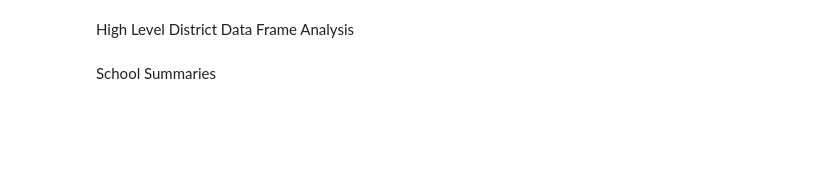
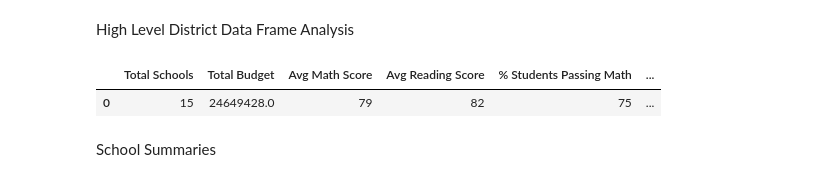
Before and after one commit to mndosi/Pandas_Challenge, a Jupyter notebook: PyCitySchools.ipynb, the cells around one changed output. Saved outputs shown, nothing was run; the diff lists cells and outputs as text; code cells hidden in the pictures; blank space fills up the shorter version.

```diff
--- a/PyCitySchools.ipynb
+++ b/PyCitySchools.ipynb
@@ -94,21 +144,24 @@ High Level District Data Frame Analysis
 # %%
 
 #dist_summary_headers = ["Total Schools", "Total Budget", "Average Math Score", "Average Reading Score", "Percentage Students Passing Math", "Percentage Students Passing Reading", "Percentage Students Passing Reading and Math"]
 summary_data ={"Total Schools": [str(school_count)], "Total Budget": [str(Mean_sdc_gb["budget"].sum())],
- "Avg Math Score": [str(round(school_data_complete_df["math_score"].mean()), 0)],
- "Avg Reading Score": [str(round(school_data_complete_df["reading_score"].mean()))],
- "% Students Passing Math": [str(round(passing_math_percentage_s))],
- "% Students Passing Reading": [str(round(passing_reading_percentage_s))],
- "% Students Passing Reading and Math": [str(round(passing_both_percentage_s))]}
+ "Avg Math Score": str(round(school_data_complete_df["math_score"].mean())),
+ "Avg Reading Score": str(round(school_data_complete_df["reading_score"].mean())),
+ "% Students Passing Math": str(round(passing_math_percentage_s)),
+ "% Students Passing Reading": str(round(passing_reading_percentage_s)),
+ "% Students Passing Reading and Math": str(round(passing_both_percentage_s))}
 
 dist_summary_df = pd.DataFrame(summary_data)
 #district_summary_df = pd.merge(dist_summary_headers, dist_summary_data, how="outer")
 
 #district_summary["Total Students"] = district_summary["Total Students"].map("{:,}".format)
 
 #district_summary["Total Budget"] = district_summary["Total Budget"].map("${:,.2f}".format)
 
 # Display the DataFrame
 dist_summary_df
+# %% [output]
+|  | Total Schools | Total Budget | Avg Math Score | Avg Reading Score | % Students Passing Math | ... |
+| 0 | 15 | 24649428.0 | 79 | 82 | 75 | ... |
 # %% [markdown]
 School Summaries
```
Also changed, not shown: parts of 19 cells of this notebook.
